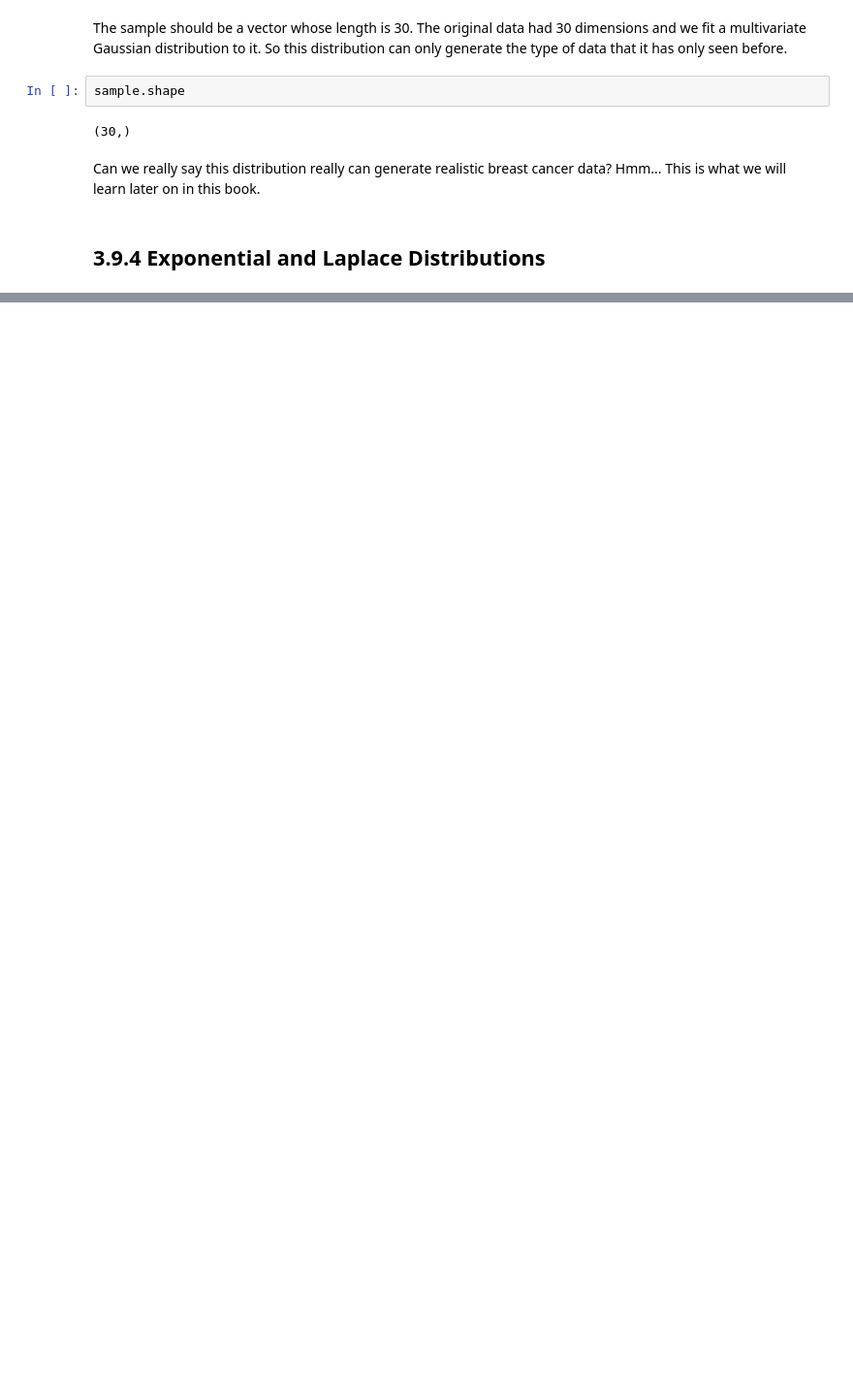
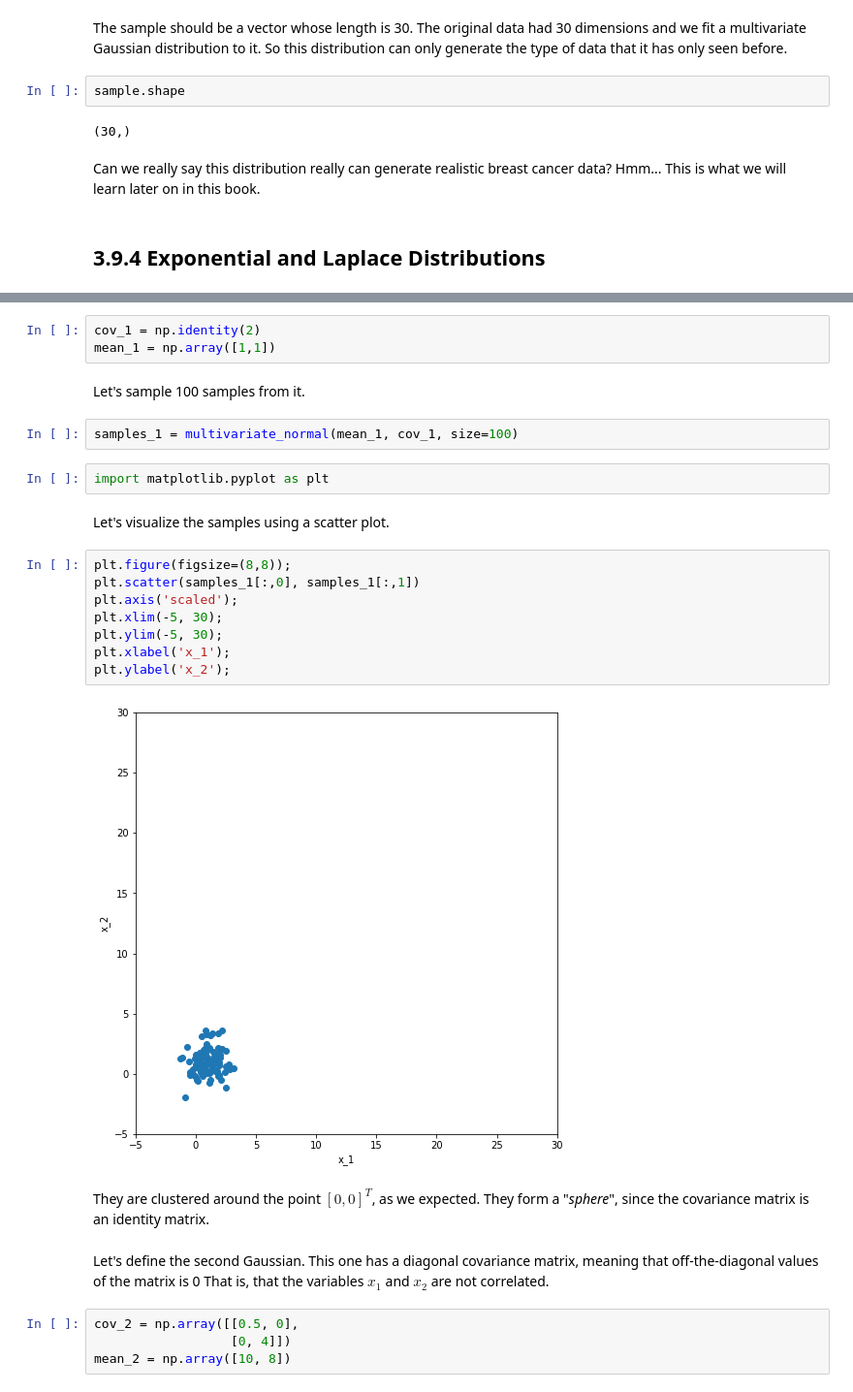
Before and after one commit to tae898/DeepLearning, a Jupyter notebook: Chapter03_Probability_and_Information_Theory.ipynb, the cells around one changed output, grey strips where cells are left out. Shown at 97% size. Cells and saved outputs as stored; diff of their text form; blank space fills up the shorter version.

```diff
--- a/Chapter03_Probability_and_Information_Theory.ipynb
+++ b/Chapter03_Probability_and_Information_Theory.ipynb
@@ -997,0 +1036,29 @@ Can we really say this distribution really can generate realistic breast cancer
+# %%
+cov_1 = np.identity(2)
+mean_1 = np.array([1,1])
+# %% [markdown]
+Let's sample 100 samples from it.
+# %%
+samples_1 = multivariate_normal(mean_1, cov_1, size=100)
+# %%
+import matplotlib.pyplot as plt
+# %% [markdown]
+Let's visualize the samples using a scatter plot.
+# %%
+plt.figure(figsize=(8,8));
+plt.scatter(samples_1[:,0], samples_1[:,1])
+plt.axis('scaled');
+plt.xlim(-5, 30);
+plt.ylim(-5, 30);
+plt.xlabel('x_1');
+plt.ylabel('x_2');
+# %% [output]
+[figure, added]
+# %% [markdown]
+They are clustered around the point $[0,0]^T$, as we expected. They form a "*sphere*", since the covariance matrix is an identity matrix.
+# %% [markdown]
+Let's define the second Gaussian. This one has a diagonal covariance matrix, meaning that off-the-diagonal values of the matrix is 0 That is, that the variables $x_1$ and $x_2$ are not correlated.
+# %%
+cov_2 = np.array([[0.5, 0],
+                  [0, 4]])
+mean_2 = np.array([10, 8])
```
Also changed, not shown: parts of 127 cells of this notebook.
